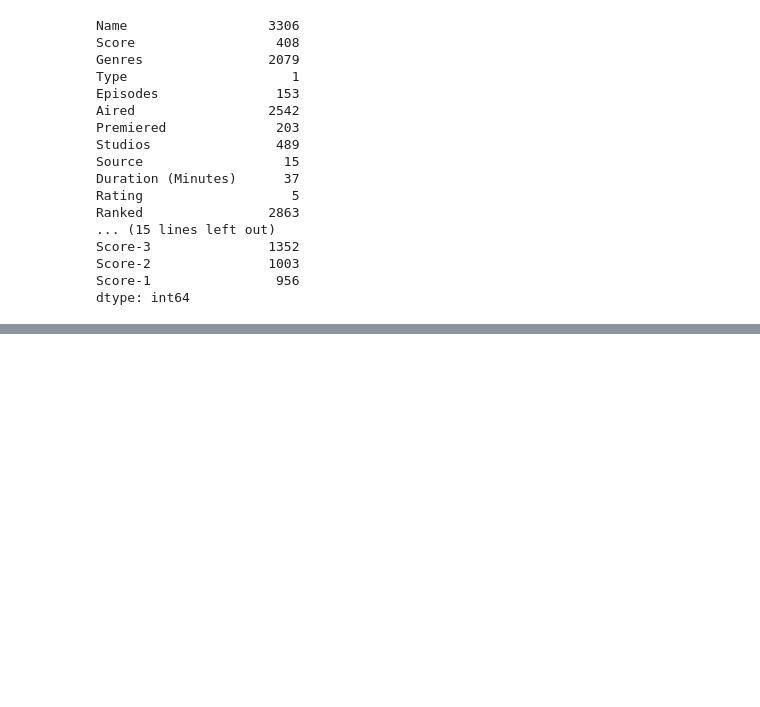
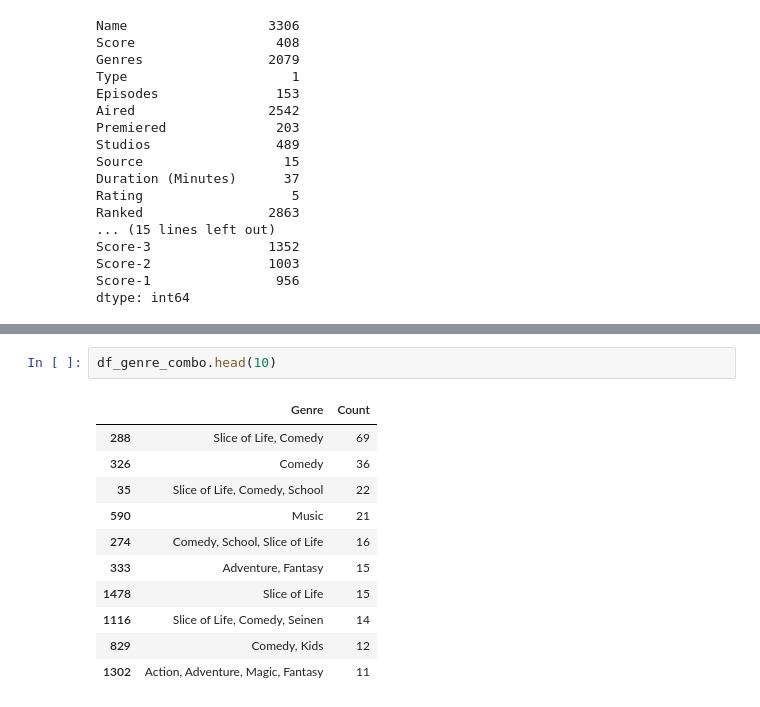
Before and after one commit to data301-2021-summer2/group03-project, a Jupyter notebook: analysis/Guy/milestone2.ipynb, the cells around one changed output, grey strips where cells are left out. Drawn from its saved outputs; the diff is of its cells as text; blank space fills up the shorter version.

```diff
--- a/analysis/Guy/milestone2.ipynb
+++ b/analysis/Guy/milestone2.ipynb
@@ -191,0 +207,14 @@ genreNumOccurances = pf.countOccurances(genreList)
+# %%
+df_genre_combo.head(10)
+# %% [output]
+|  | Genre | Count |
+| 288 | Slice of Life, Comedy | 69 |
+| 326 | Comedy | 36 |
+| 35 | Slice of Life, Comedy, School | 22 |
+| 590 | Music | 21 |
+| 274 | Comedy, School, Slice of Life | 16 |
+| 333 | Adventure, Fantasy | 15 |
+| 1478 | Slice of Life | 15 |
+| 1116 | Slice of Life, Comedy, Seinen | 14 |
+| 829 | Comedy, Kids | 12 |
+| 1302 | Action, Adventure, Magic, Fantasy | 11 |
```
Also changed, not shown: parts of 9 cells of this notebook, 2 other files.
